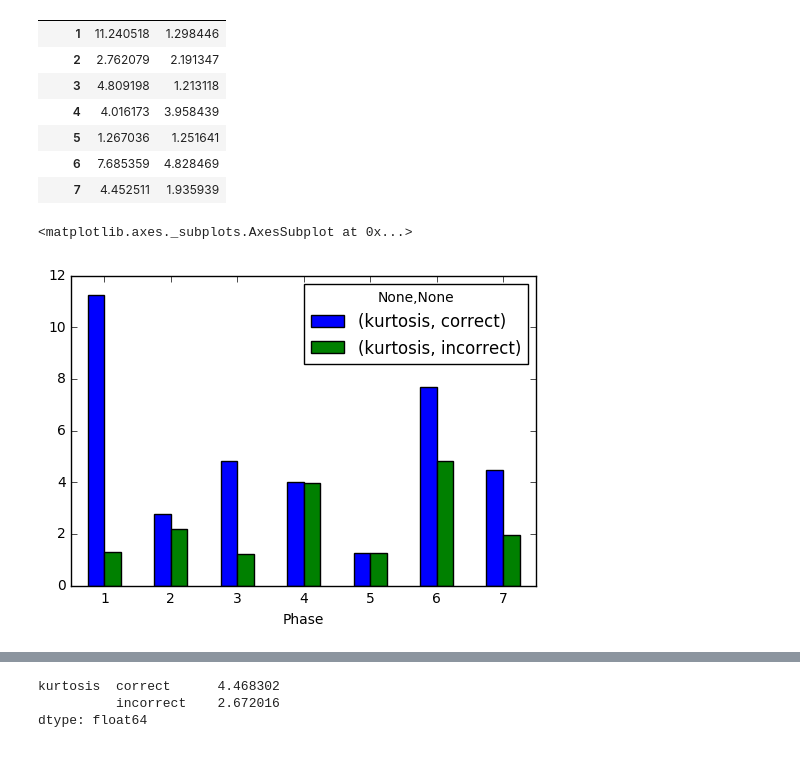
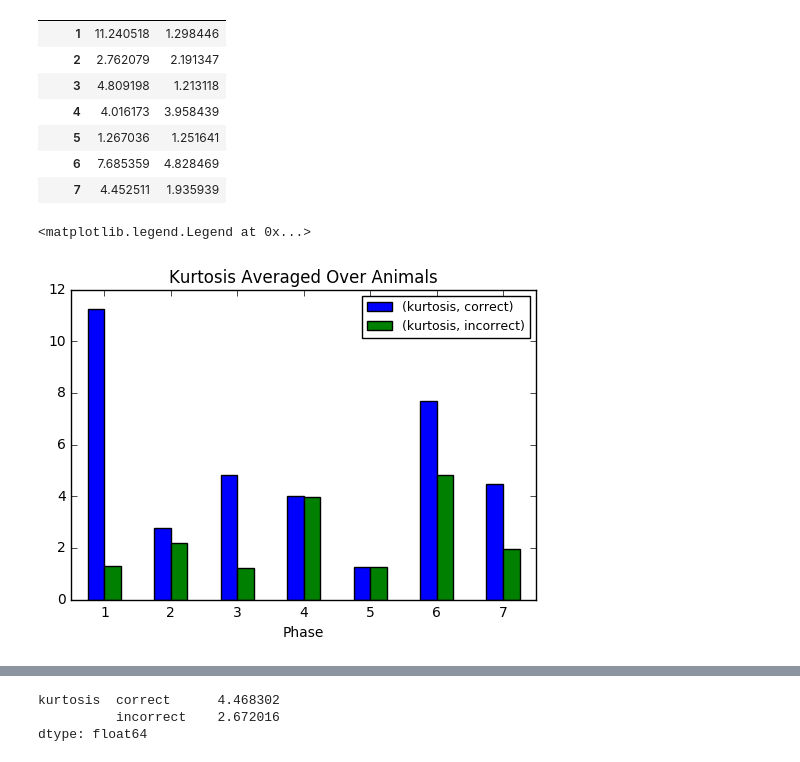
Before and after one commit to estherholleman/An-incremental-training-method-with-automated-extendable-maze-for-training-spatial-behavioral-tasks, a Jupyter notebook: Comparing Reaction Times of Correct and Incorrect Trials.ipynb, the cells around one changed output, grey strips where cells are left out. Saved outputs shown, nothing was run; the diff lists cells and outputs as text; code cells hidden in the pictures.

```diff
--- a/Comparing Reaction Times of Correct and Incorrect Trials.ipynb
+++ b/Comparing Reaction Times of Correct and Incorrect Trials.ipynb
@@ -495,7 +482,7 @@ avgKurt
 | 6 | 7.685359 | 4.828469 |
 | 7 | 4.452511 | 1.935939 |
 # %%
-avgKurt.plot(kind = "bar", rot = 0)
+avgKurt.plot(kind = "bar", rot = 0, title = "Kurtosis Averaged Over Animals").legend(fontsize = 9)
 # %% [output]
-<matplotlib.axes._subplots.AxesSubplot at 0x...>
+<matplotlib.legend.Legend at 0x...>
-[figure, old version]
+[figure, new version]
```
Also changed, not shown: parts of 7 cells of this notebook.
